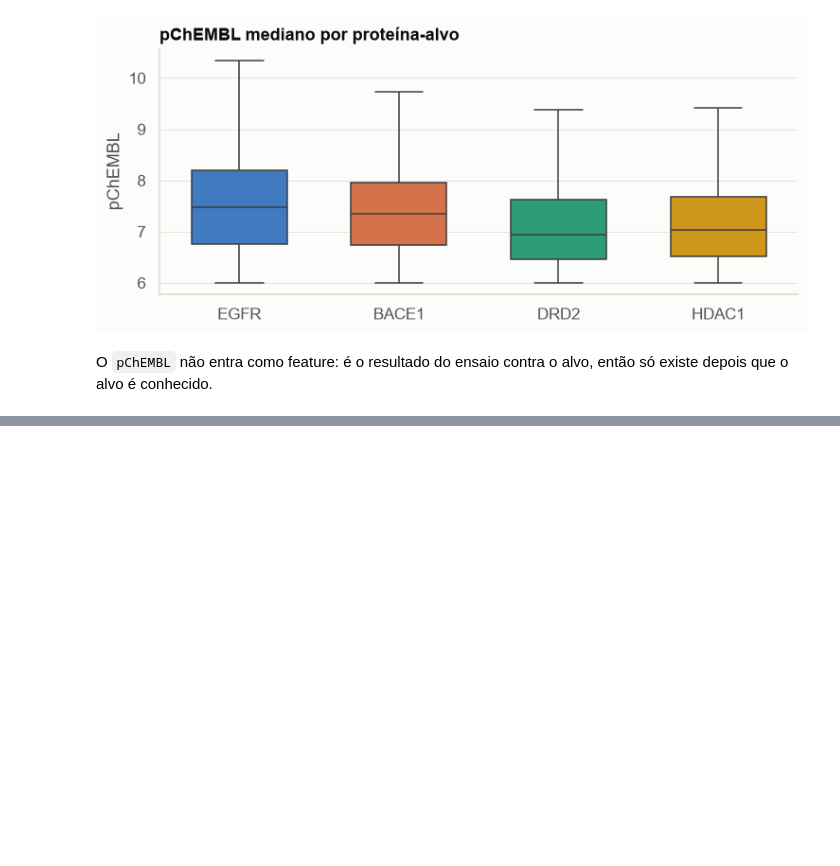
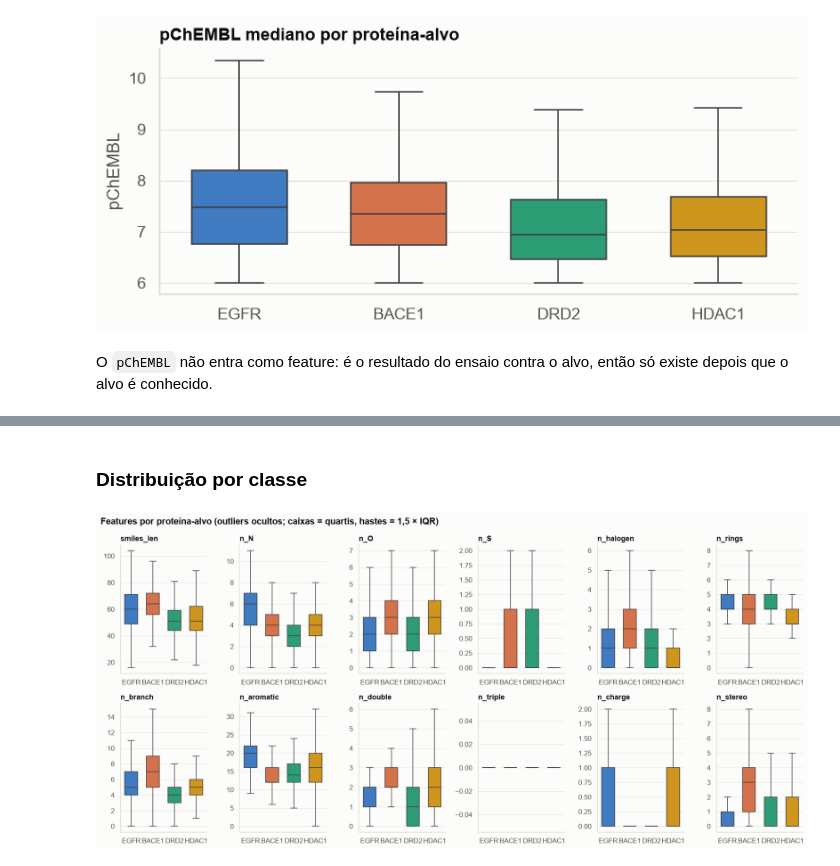
Before and after one commit to pumba-dev/machine-learning-practice, a Jupyter notebook: notebooks/02_analise_exploratoria.ipynb, the cells around one changed output, grey strips where cells are left out. Drawn from its saved outputs; the diff is of its cells as text; code cells hidden in the pictures; blank space fills up the shorter version.

```diff
--- a/notebooks/02_analise_exploratoria.ipynb
+++ b/notebooks/02_analise_exploratoria.ipynb
@@ -157,0 +162,3 @@ O `pChEMBL` não entra como feature: é o resultado do ensaio contra o alvo, ent
+# %%
+smiles = eda.with_smiles_features(final)
+eda.smiles_variability(smiles)
@@ -157,0 +185,6 @@ O `pChEMBL` não entra como feature: é o resultado do ensaio contra o alvo, ent
+# %% [markdown]
+### Distribuição por classe
+# %%
+plots.feature_boxplots(smiles, features=SMILES_FEATURES)
+# %% [output]
+[figure, added]
```
Also changed, not shown: parts of 18 cells of this notebook, 2 other files.
